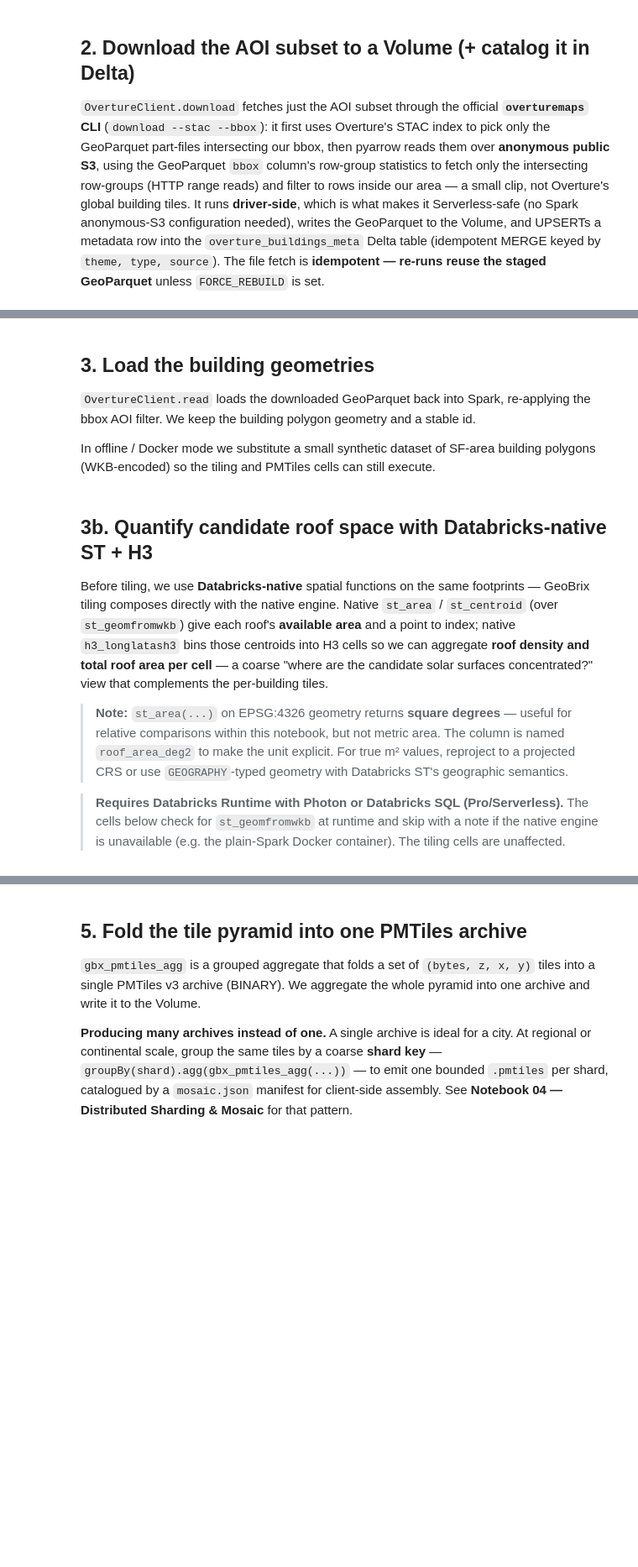
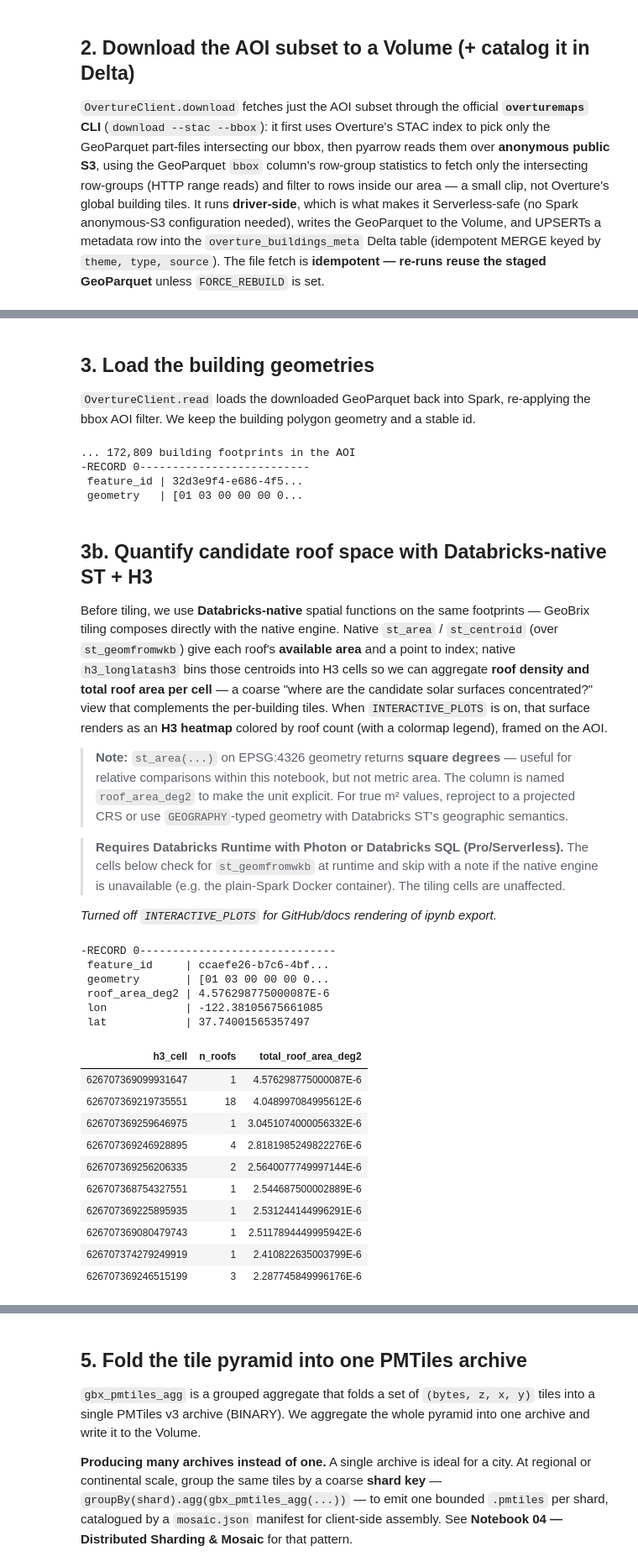
Before and after one commit to a0x8o/geobrix, a Jupyter notebook: notebooks/examples/helios/01. Vector Engine (MVT).ipynb, the cells around one changed output, grey strips where cells are left out. Shown at 84% size. Saved outputs shown, nothing was run; the diff lists cells and outputs as text; code cells hidden in the pictures; blank space fills up the shorter version.

```diff
--- a/notebooks/examples/helios/01. Vector Engine (MVT).ipynb
+++ b/notebooks/examples/helios/01. Vector Engine (MVT).ipynb
@@ -31,20 +48,0 @@ We narrow to the `buildings` theme; `themes=None` would select every theme.
-# %%
-# -- Offline guard: discover hits the network (stac.overturemaps.org). In Docker /
-#    CI without network access we skip to a synthetic fallback so that the downstream
-#    tiling + PMTiles cells can still execute and be validated.
-import os
-
-_OFFLINE = os.environ.get("GBX_HELIOS_OFFLINE", "").lower() in ("1", "true", "yes")
-
-if not _OFFLINE:
-    try:
-        assets = overture.discover(SF_CITY_BBOX, themes=["buildings"])
-        display(assets)        # theme, type, href, asset_bbox, release
-        print(f"... {assets.count()} intersecting building assets")
-    except Exception as _e:
-        print(f"... discover failed ({type(_e).__name__}: {_e}); switching to offline mode")
-        _OFFLINE = True
-
-if _OFFLINE:
-    print("... OFFLINE mode: Overture network unavailable; using synthetic SF buildings fallback")
-    assets = None
@@ -82,6 +103,3 @@ else:
 
 `OvertureClient.read` loads the downloaded GeoParquet back into Spark, re-applying
 the bbox AOI filter. We keep the building polygon geometry and a stable id.
-
-In offline / Docker mode we substitute a small synthetic dataset of SF-area building
-polygons (WKB-encoded) so the tiling and PMTiles cells can still execute.
@@ -131,3 +106,16 @@ else:
+# %%
+buildings = (
+    overture.read("overture_buildings_meta", theme="buildings", type="building", bbox=SF_CITY_BBOX)
+            .select(F.col("id").alias("feature_id"), F.col("geometry"))
+)
+print(f"... {buildings.count():,} building footprints in the AOI")
+# display(buildings.limit(5))
+buildings.limit(1).show(vertical=True) # <- for ipynb in GitHub
+# %% [output]
+... 172,809 building footprints in the AOI
+-RECORD 0--------------------------
+ feature_id | 32d3e9f4-e686-4f5...
+ geometry   | [01 03 00 00 00 0...
 # %% [markdown]
 ## 3b. Quantify candidate roof space with Databricks-native ST + H3
 
@@ -137,6 +125,8 @@ GeoBrix tiling composes directly with the native engine. Native `st_area` /
 to index; native `h3_longlatash3` bins those centroids into H3 cells so we can
 aggregate **roof density and total roof area per cell** — a coarse "where are the
 candidate solar surfaces concentrated?" view that complements the per-building tiles.
+When `INTERACTIVE_PLOTS` is on, that surface renders as an **H3 heatmap** colored by
+roof count (with a colormap legend), framed on the AOI.
 
 > **Note:** `st_area(...)` on EPSG:4326 geometry returns **square degrees** — useful
 > for relative comparisons within this notebook, but not metric area. The column is
@@ -148,6 +138,8 @@ candidate solar surfaces concentrated?" view that complements the per-building t
 > cells below check for `st_geomfromwkb` at runtime and skip with a note if the native
 > engine is unavailable (e.g. the plain-Spark Docker container). The tiling cells are
 > unaffected.
+
+_Turned off `INTERACTIVE_PLOTS` for GitHub/docs rendering of ipynb export._
 # %%
 # Native ST: parse WKB -> GEOMETRY, then area (planar in the layer CRS) + centroid.
 # st_geomfromwkb bridges GeoBrix WKB output to native Databricks ST.
@@ -164,32 +156,67 @@ try:
         "st_x(st_centroid(st_geomfromwkb(geometry))) AS lon",
         "st_y(st_centroid(st_geomfromwkb(geometry))) AS lat",
     )
-    display(roofs.orderBy(F.col("roof_area_deg2").desc()).limit(5))
+    # display(roofs.orderBy(F.col("roof_area_deg2").desc()).limit(5))
+    roofs.orderBy(F.col("roof_area_deg2").desc()).limit(1).show(vertical=True) # <- for ipynb in GitHub
     _native_st_available = True
 except Exception as _e:
     print(f"... native ST functions unavailable ({type(_e).__name__}); skipping roof-area cell")
     print("    (st_geomfromwkb / st_area / st_centroid require Databricks Runtime with Photon or SQL Pro/Serverless)")
+# %% [output]
+-RECORD 0------------------------------
+ feature_id     | ccaefe26-b7c6-4bf...
+ geometry       | [01 03 00 00 00 0...
+ roof_area_deg2 | 4.576298775000087E-6
+ lon            | -122.38105675661085
+ lat            | 37.74001565357497
 # %%
 # Native H3: index each roof centroid to an H3 cell (res 11 ~ city-block scale) and
 # aggregate roof count + total area per cell -> a roof-density surface.
 # h3_longlatash3(lon, lat, resolution) is the Databricks-native point->H3 built-in
 # (returns BIGINT cell index; use h3_longlatash3string for the string encoding).
 H3_RES = 11
 
 if _native_st_available and roofs is not None:
     try:
         roof_density = (
             roofs.selectExpr("*", f"h3_longlatash3(lon, lat, {H3_RES}) AS h3_cell")
                  .groupBy("h3_cell")
                  .agg(F.count("*").alias("n_roofs"),
                       F.sum("roof_area_deg2").alias("total_roof_area_deg2"))
         )
         display(roof_density.orderBy(F.col("total_roof_area_deg2").desc()).limit(10))
+
+        # Interactive companion to the per-building tiles: render the surface as an H3
+        # heatmap, colored per cell by roof count via a vivid YlOrRd ramp with a colormap
+        # legend. Gated on INTERACTIVE_PLOTS (static default keeps the exported ipynb
+        # GitHub-light) + framed on the AOI.
+        if INTERACTIVE_PLOTS:
+            from databricks.labs.gbx.vizx import grid_layer, plot_interactive
+            _c = [(SF_CITY_BBOX[0] + SF_CITY_BBOX[2]) / 2,
+                  (SF_CITY_BBOX[1] + SF_CITY_BBOX[3]) / 2]
+            plot_interactive(
+                [grid_layer(roof_density, grid_system="h3", cellid_col="h3_cell",
+                            column="n_roofs", cmap="YlOrRd", scale="quantile", opacity=0.75,
+                            label="roofs / cell")],
+                center=_c, zoom=12,
+            )
     except Exception as _e:
         print(f"... h3_longlatash3 unavailable ({type(_e).__name__}); skipping H3 density cell")
         print("    (h3_longlatash3 requires Databricks Runtime with H3 built-ins)")
 else:
     print("... skipping H3 roof-density (native ST unavailable or roofs DataFrame not built)")
+# %% [output]
+| h3_cell | n_roofs | total_roof_area_deg2 |
+| 626707369099931647 | 1 | 4.576298775000087E-6 |
+| 626707369219735551 | 18 | 4.048997084995612E-6 |
+| 626707369259646975 | 1 | 3.0451074000056332E-6 |
+| 626707369246928895 | 4 | 2.8181985249822276E-6 |
+| 626707369256206335 | 2 | 2.5640077749997144E-6 |
+| 626707368754327551 | 1 | 2.544687500002889E-6 |
+| 626707369225895935 | 1 | 2.531244144996291E-6 |
+| 626707369080479743 | 1 | 2.5117894449995942E-6 |
+| 626707374279249919 | 1 | 2.410822635003799E-6 |
+| 626707369246515199 | 3 | 2.287745849996176E-6 |
 # %% [markdown]
 ## 4. Encode + pyramid to vector tiles
 
```
Also changed, not shown: parts of 16 cells of this notebook, 2 other files.
